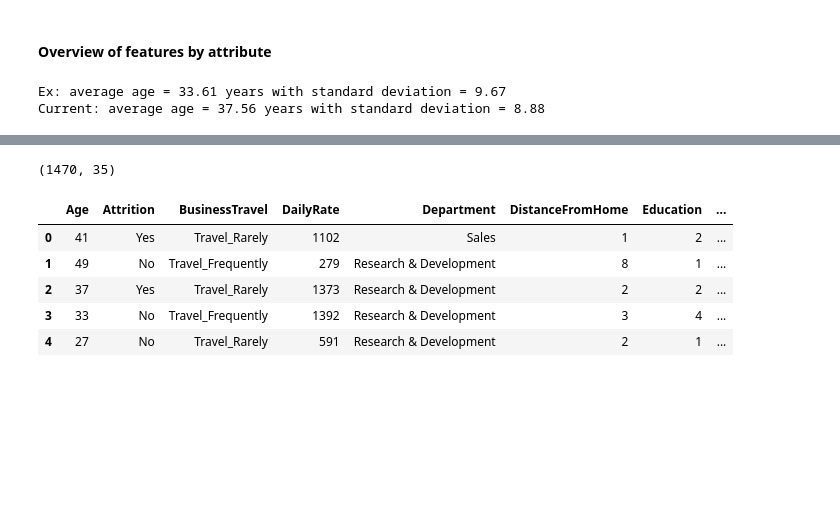
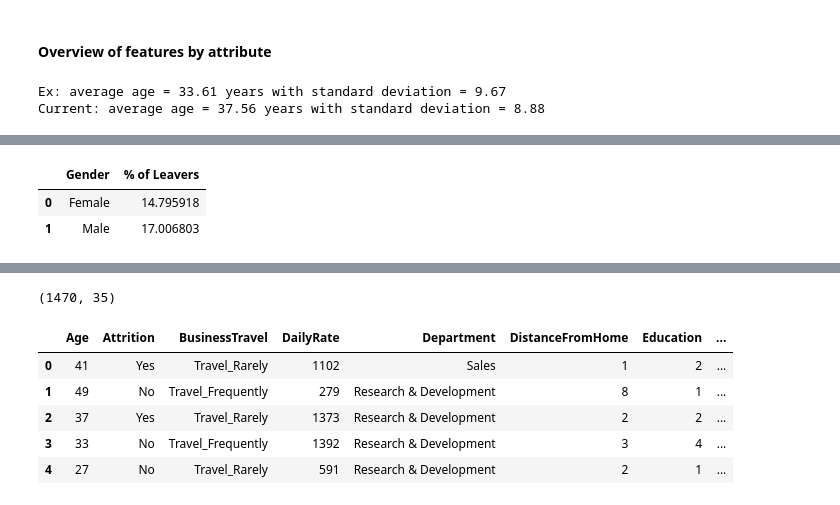
Before and after one commit to iheartbenzene/super-garbanzo, a Jupyter notebook: dataVisualization.ipynb, the cells around one changed output, grey strips where cells are left out. Cells and saved outputs as stored; diff of their text form; code cells hidden in the pictures; blank space fills up the shorter version.

```diff
--- a/dataVisualization.ipynb
+++ b/dataVisualization.ipynb
@@ -224,4 +239,10 @@ Index: []
 [interactive output not drawn]
+# %%
+df_Gender.head()
+# %% [output]
+|  | Gender | % of Leavers |
+| 0 | Female | 14.795918 |
+| 1 | Male | 17.006803 |
 # %%
 #Marital Status
 
```
Also changed, not shown: parts of 5 cells of this notebook.
